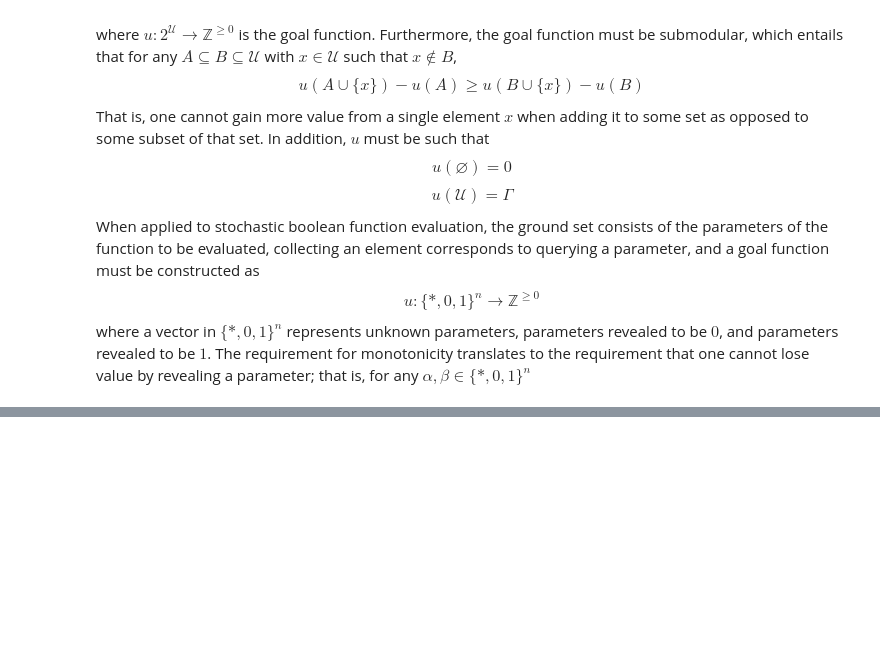
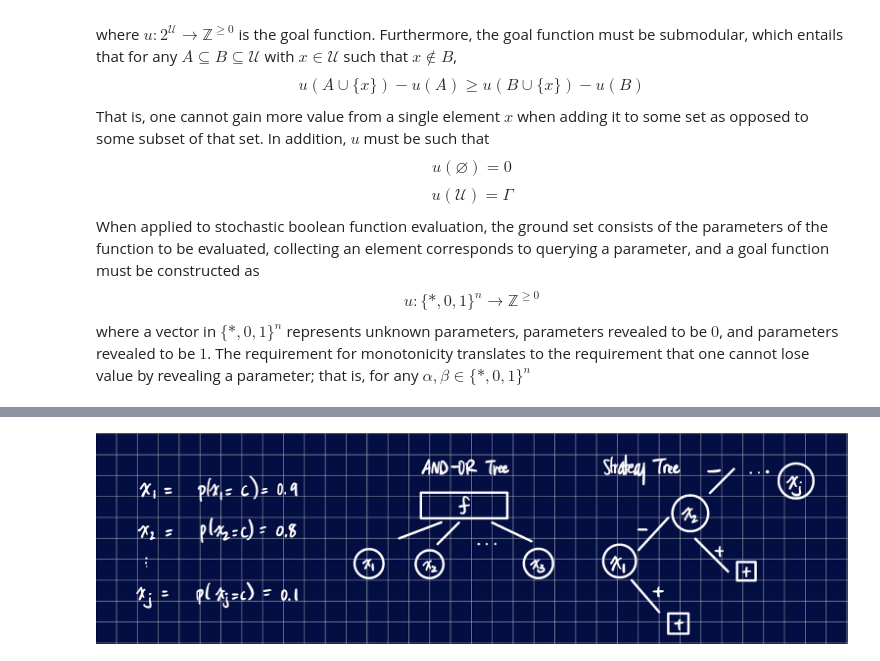
Before and after one commit to kerry-huang-nyu/Research, a Jupyter notebook: final_report.ipynb, the cells around one changed output, grey strips where cells are left out. Drawn from its saved outputs; the diff is of its cells as text; code cells hidden in the pictures; blank space fills up the shorter version.

```diff
--- a/final_report.ipynb
+++ b/final_report.ipynb
@@ -41,0 +59,6 @@ where a vector in $\{*,0,1\}^n$ represents unknown parameters, parameters reveal
+# %%
+from IPython.display import Image, display
+
+display(Image(filename='Trees.png'))
+# %% [output]
+[figure, added]
```
Also changed, not shown: parts of 5 cells of this notebook, 2 other files.
